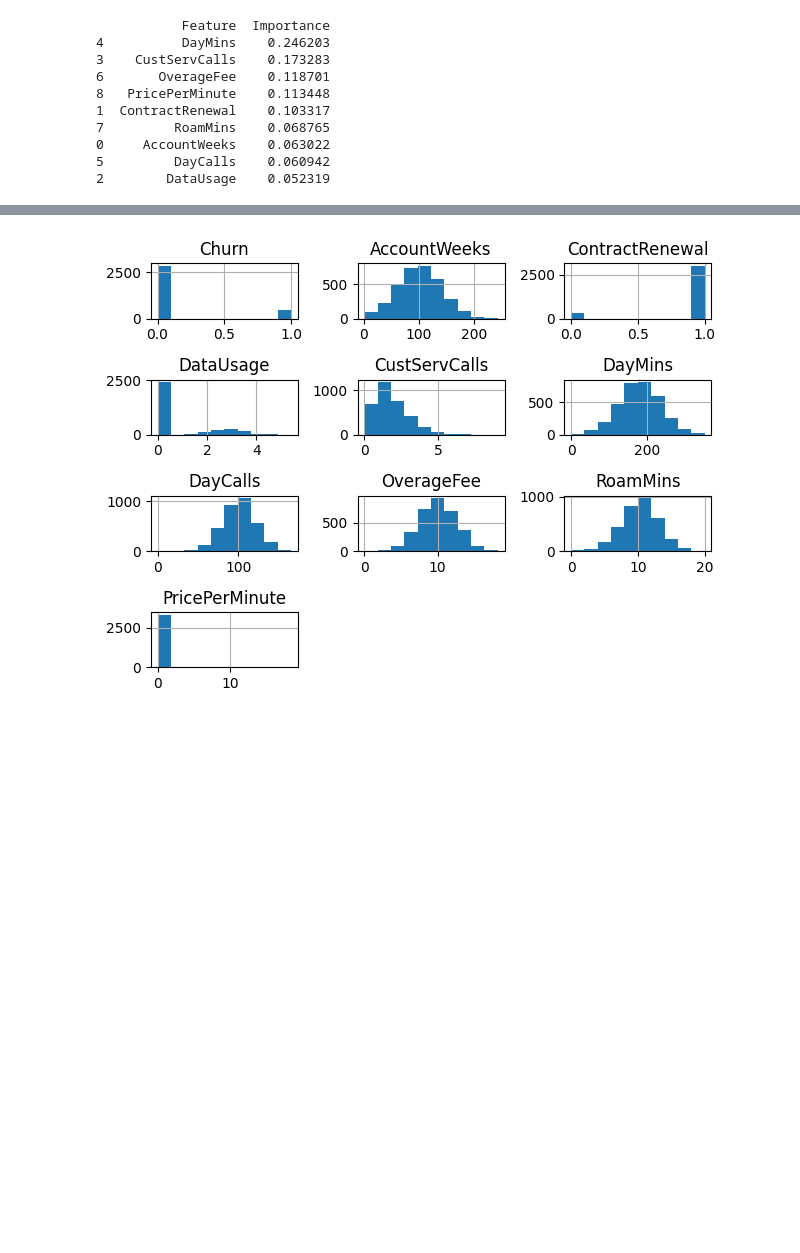
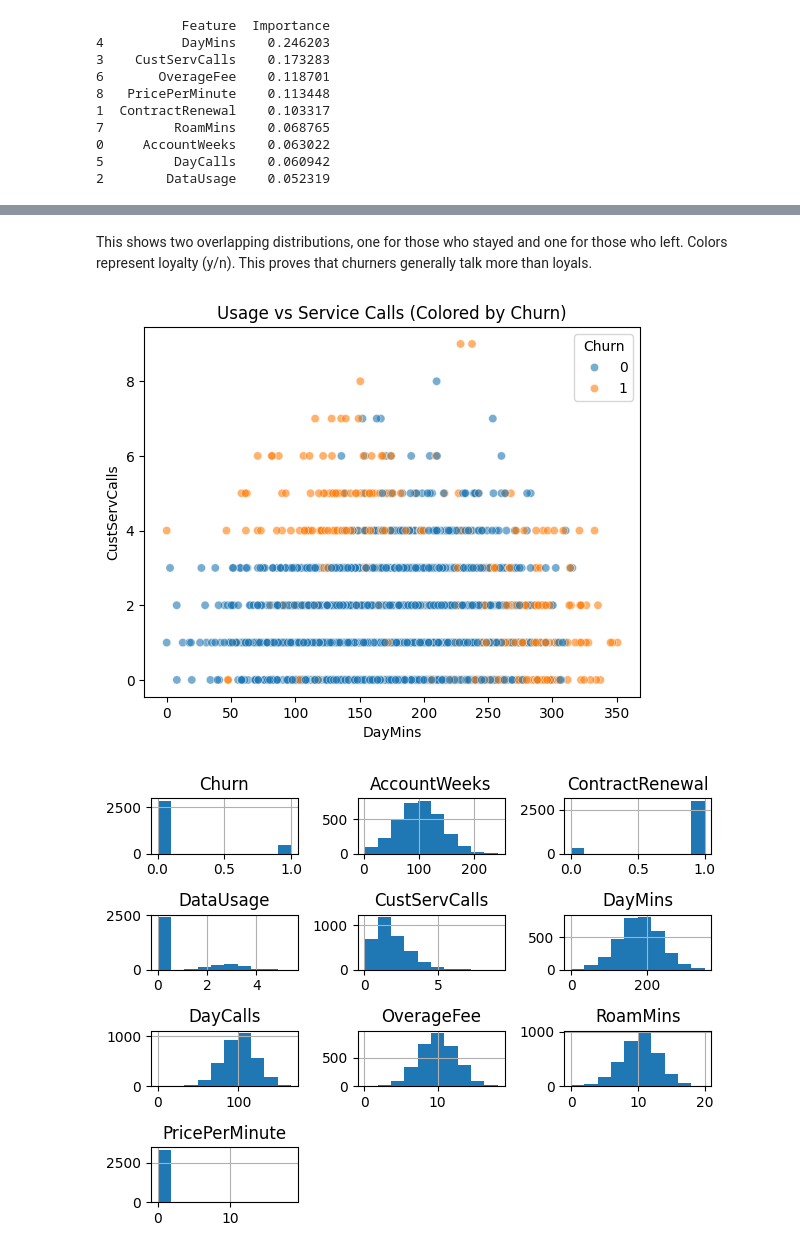
Before and after one commit to Francesca9933/ml-customer-churn-prediction, a Jupyter notebook: customer_churn_prediction.ipynb, the cells around one changed output, grey strips where cells are left out. Cells and saved outputs as stored; diff of their text form; code cells hidden in the pictures; blank space fills up the shorter version.

```diff
--- a/customer_churn_prediction.ipynb
+++ b/customer_churn_prediction.ipynb
@@ -261,3 +331,11 @@ print(importances)
+# %% [markdown]
+This shows two overlapping distributions, one for those who stayed and one for those who left. Colors represent loyalty (y/n). This proves that churners generally talk more than loyals.
+# %%
+sns.scatterplot(data=df, x='DayMins', y='CustServCalls', hue='Churn', alpha=0.6)
+plt.title('Usage vs Service Calls (Colored by Churn)')
+plt.show()
+# %% [output]
+[figure, added]
 # %%
 #histogram to show density and distribution
 df.hist()
```
Also changed, not shown: parts of 10 cells of this notebook, 3 other files.
